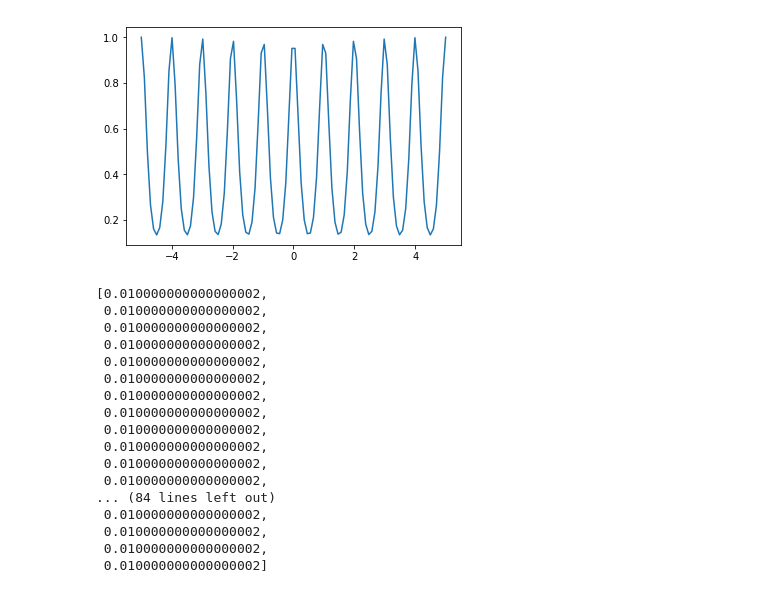
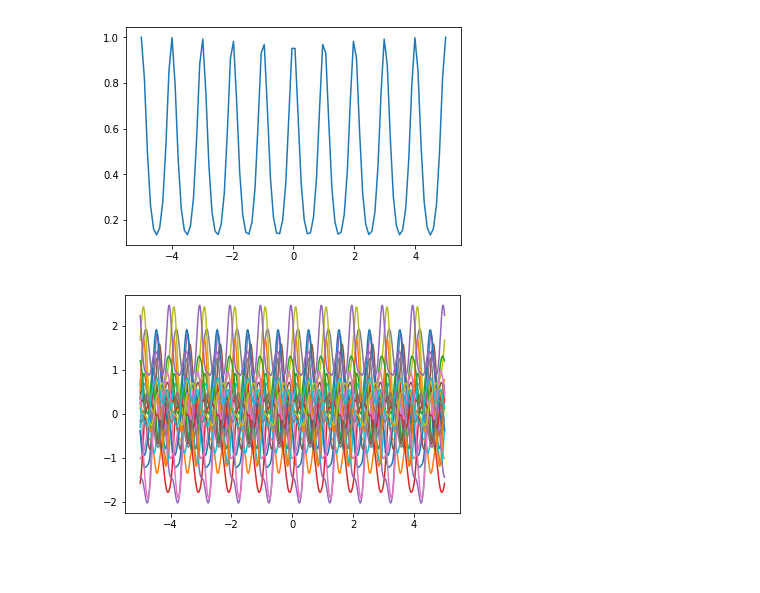
Before and after one commit to dgradovich/bopt, a Jupyter notebook: Bayesian Optimisation .ipynb, the cells around one changed output. Drawn from its saved outputs; the diff is of its cells as text; code cells hidden in the pictures; blank space fills up the shorter version.

```diff
--- a/Bayesian Optimisation .ipynb
+++ b/Bayesian Optimisation .ipynb
@@ -89,23 +89,23 @@ plt.imshow(linear_kernel(data, data));plt.show()
 plt.plot(data,kernel_vals);plt.show()
 # %% [output]
 [figure]
-# %%
-kernel_vals
-# %% [output]
-[0.010000000000000002,
- 0.010000000000000002,
- 0.010000000000000002,
- 0.010000000000000002,
- 0.010000000000000002,
- 0.010000000000000002,
- 0.010000000000000002,
- 0.010000000000000002,
- 0.010000000000000002,
- 0.010000000000000002,
- 0.010000000000000002,
- 0.010000000000000002,
-... (84 lines left out)
- 0.010000000000000002,
- 0.010000000000000002,
- 0.010000000000000002,
- 0.010000000000000002]
+# %%
+def generate_gp(kernel, hyper_params, data, num_realisations):
+
+    """
+    Generate a series of draws from a GP to be used as prior
+    """
+    realisations = []
+    data_dim = len(data)
+    mean = np.zeros(data_dim)
+    covariance = kernel(data, data, **hyper_params)
+    realisations = np.random.multivariate_normal(mean, covariance, num_realisations)
+    return realisations
+
+realisations = generate_gp(periodic_kernel, { "sd": 1., "lengthscale": 1.}, data, 20)
+# %%
+for realisation in realisations:
+    plt.plot(data, realisation);
+plt.show()
+# %% [output]
+[figure, added]
```
Also changed, not shown: parts of 22 cells of this notebook.
